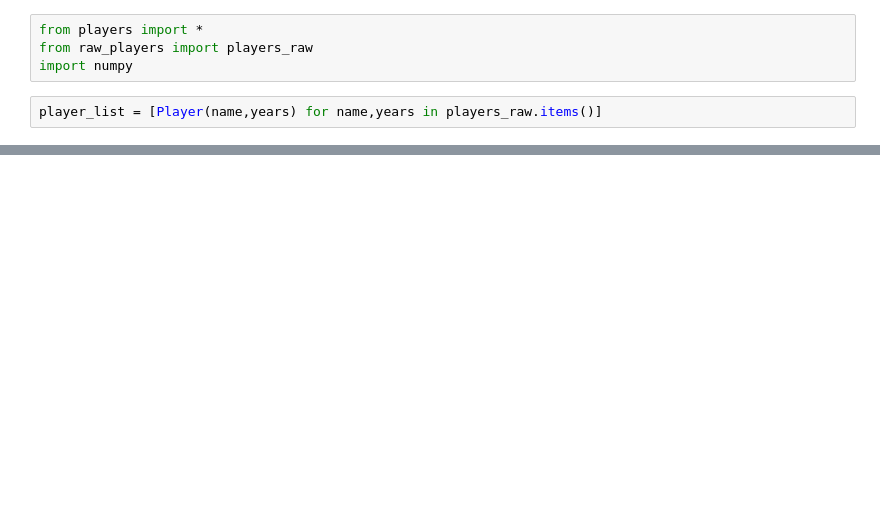
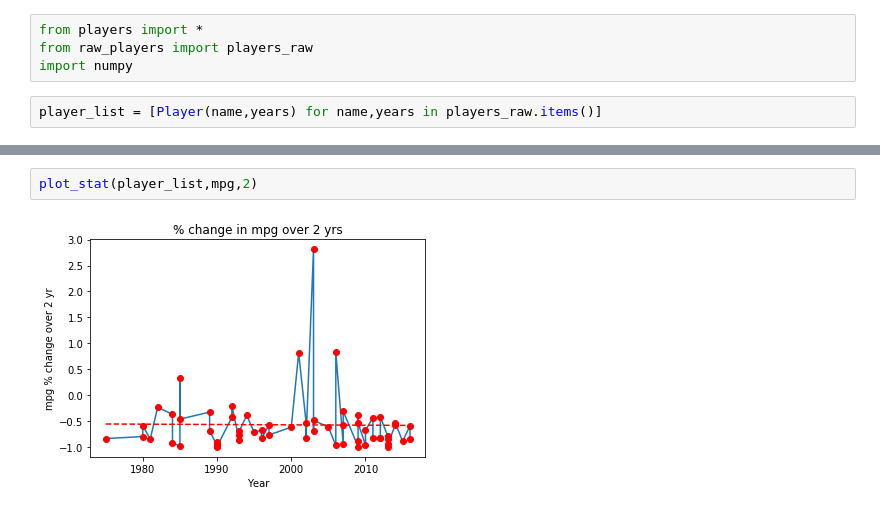
Before and after one commit to noogie13/nba-acl, a Jupyter notebook: analysis.ipynb, the cells around one changed output, grey strips where cells are left out. Drawn from its saved outputs; the diff is of its cells as text; blank space fills up the shorter version.

```diff
--- a/analysis.ipynb
+++ b/analysis.ipynb
@@ -40,3 +43,7 @@ plot_stat(player_list,m,1)
+# %%
+plot_stat(player_list,mpg,2)
+# %% [output]
+[figure, added]
 # %%
 plot_stat(player_list,mpg,3)
 # %% [output]
```
Also changed, not shown: parts of 8 cells of this notebook, 1 other file.
